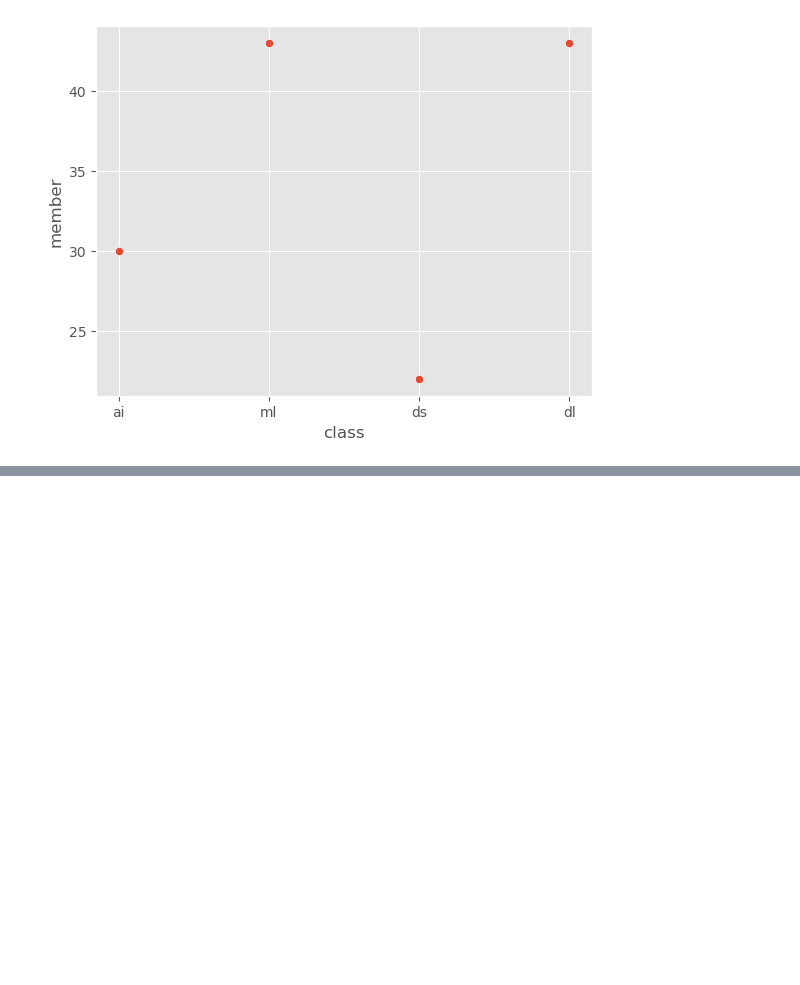
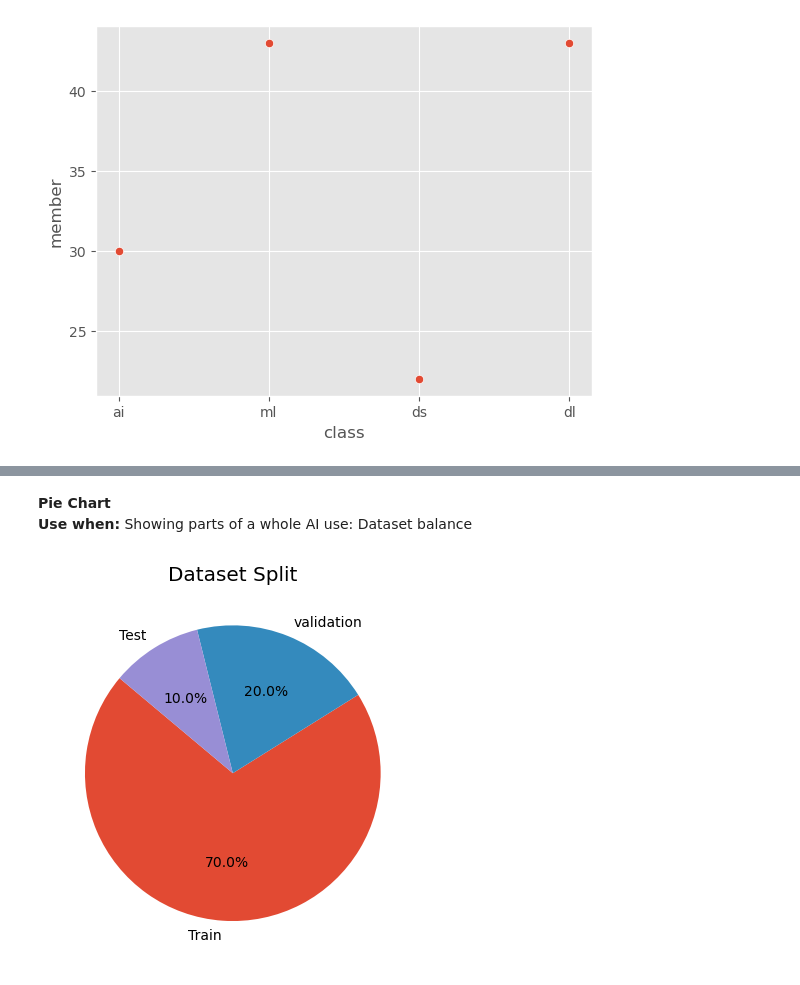
Before and after one commit to ziaulislam-mughal/Data-Visualizations-With-Matplotlib-Seaborn, a Jupyter notebook: data_visualization.ipynb, the cells around one changed output, grey strips where cells are left out. Saved outputs shown, nothing was run; the diff lists cells and outputs as text; code cells hidden in the pictures; blank space fills up the shorter version.

```diff
--- a/data_visualization.ipynb
+++ b/data_visualization.ipynb
@@ -235,0 +266,11 @@ sns.histplot(x='class',y='member',data=df)
+# %% [markdown]
+**Pie Chart** <br>
+**Use when:** Showing parts of a whole AI use: Dataset balance
+# %%
+labels = ["Train","validation","Test"]
+sizes = [70,20,10]
+plt.pie(sizes,labels=labels, autopct='%1.1f%%', startangle=140)
+plt.title("Dataset Split")
+plt.show()
+# %% [output]
+[figure, added]
```
Also changed, not shown: parts of 22 cells of this notebook.
